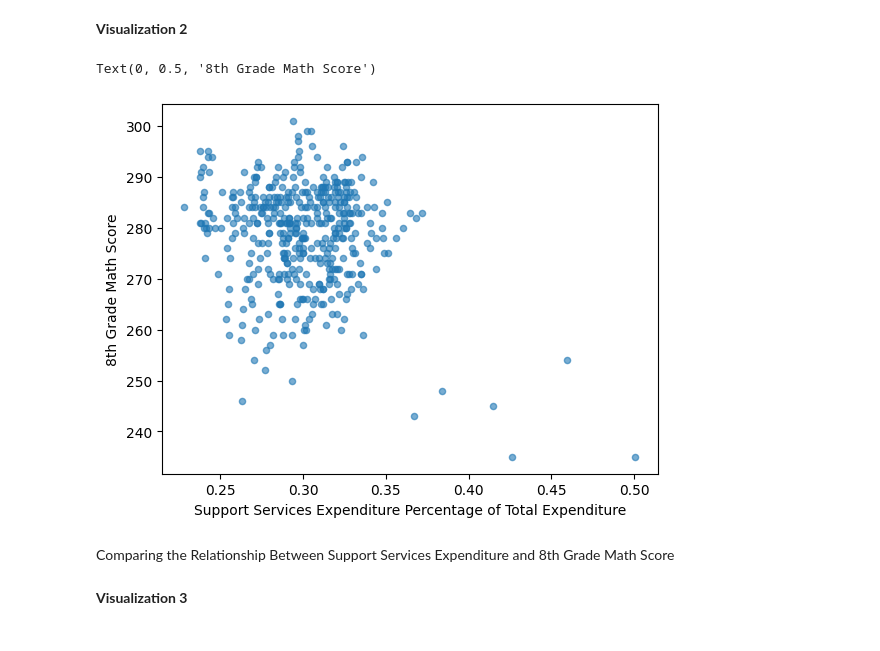
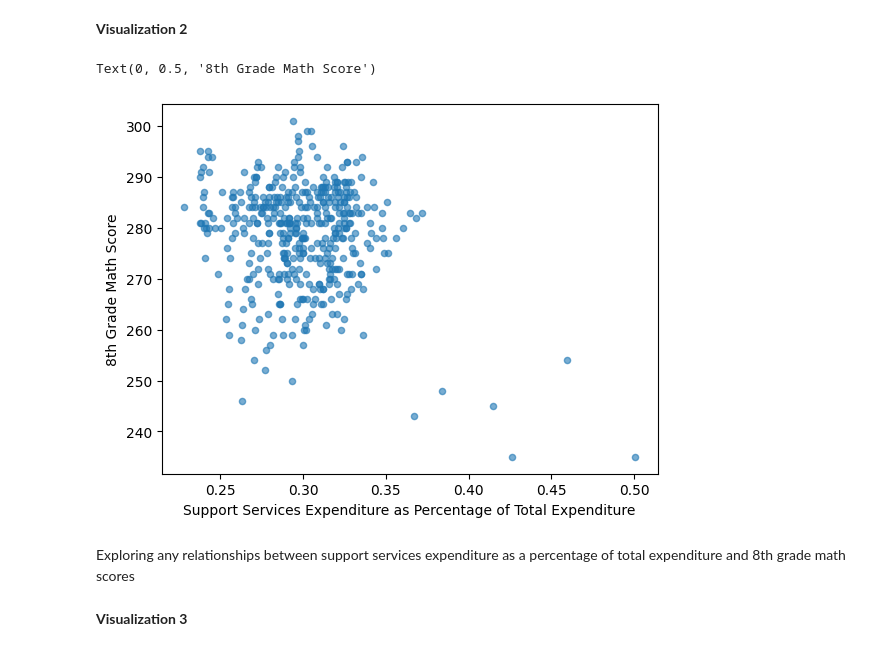
Before and after one commit to JoshLi12/Manu-MDST-Tutorial, a Jupyter notebook: tutorial1/checkpoint1.ipynb, the cells around one changed output. Drawn from its saved outputs; the diff is of its cells as text; code cells hidden in the pictures.

```diff
--- a/tutorial1/checkpoint1.ipynb
+++ b/tutorial1/checkpoint1.ipynb
@@ -195,13 +179,13 @@ Investigating any relationships between instruction expenditure as a percentage
 **Visualization 2**
 # %%
 df.plot.scatter(x='SUPPORT_SERVICES_EXPENDITURE', y='AVG_MATH_8_SCORE', alpha=0.6)
-plt.xlabel('Support Services Expenditure Percentage of Total Expenditure')
+plt.xlabel('Support Services Expenditure as Percentage of Total Expenditure')
 plt.ylabel('8th Grade Math Score')
 # %% [output]
 Text(0, 0.5, '8th Grade Math Score')
-[figure, old version]
+[figure, new version]
-# %% [markdown]
-Comparing the Relationship Between Support Services Expenditure and 8th Grade Math Score
+# %% [markdown]
+Exploring any relationships between support services expenditure as a percentage of total expenditure and 8th grade math scores
 # %% [markdown]
 **Visualization 3**
 # %%
```
Also changed, not shown: parts of 3 cells of this notebook, 2 other files.
